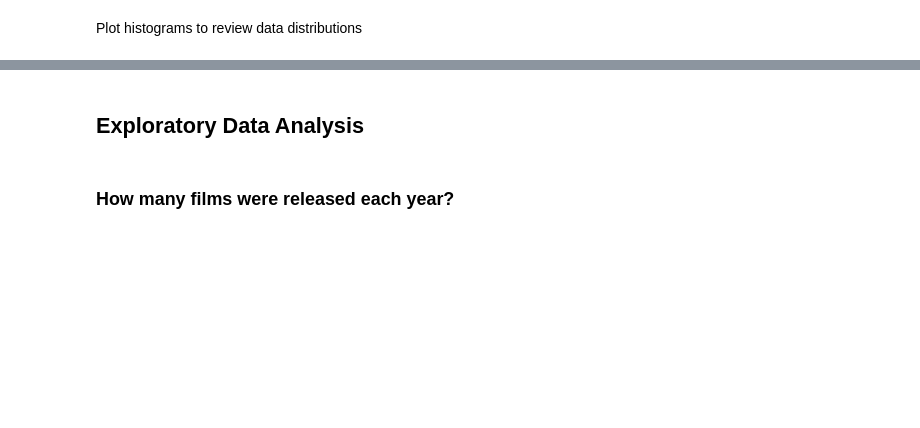
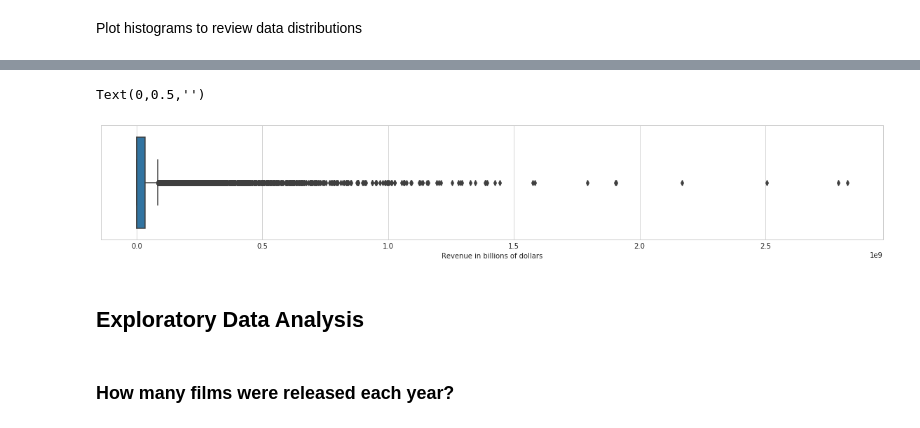
Before and after one commit to jaydee77ca/DA-T1P3-InvestigateDataset, a Jupyter notebook: t1-p3-invest_dataset.ipynb, the cells around one changed output, grey strips where cells are left out. Cells and saved outputs as stored; diff of their text form; code cells hidden in the pictures; blank space fills up the shorter version.

```diff
--- a/t1-p3-invest_dataset.ipynb
+++ b/t1-p3-invest_dataset.ipynb
@@ -281,3 +317,15 @@ df.hist(figsize=(10,10));
+# %%
+sns.set_style("whitegrid");
+dims = (20, 3)
+fig, ax = pyplot.subplots(figsize=dims)
+
+plt = sns.boxplot(ax=ax, x=df.revenue_adj);
+
+plt.set_xlabel("Revenue in billions of dollars");
+plt.set_ylabel("")
+# %% [output]
+Text(0,0.5,'')
+[figure, added]
 # %% [markdown]
 <a id='eda'></a>
 ## Exploratory Data Analysis
```
Also changed, not shown: parts of 31 cells of this notebook, 1 other file.
